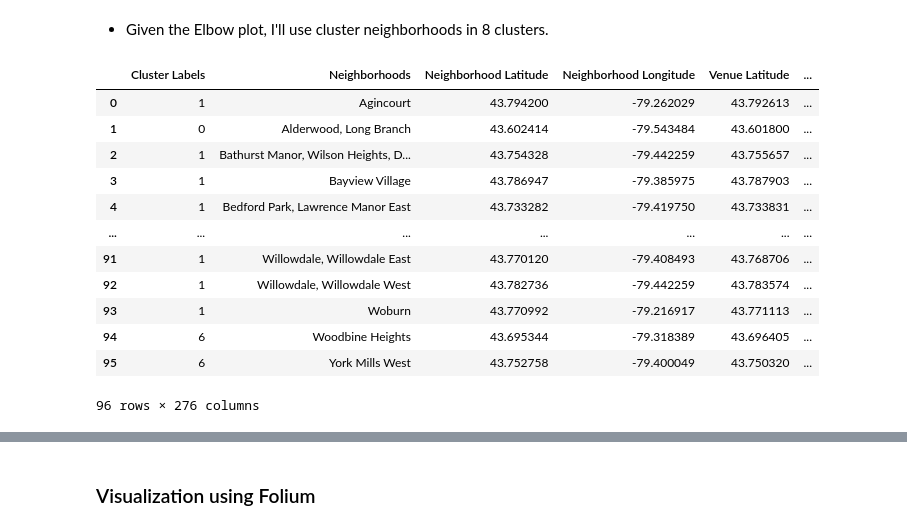
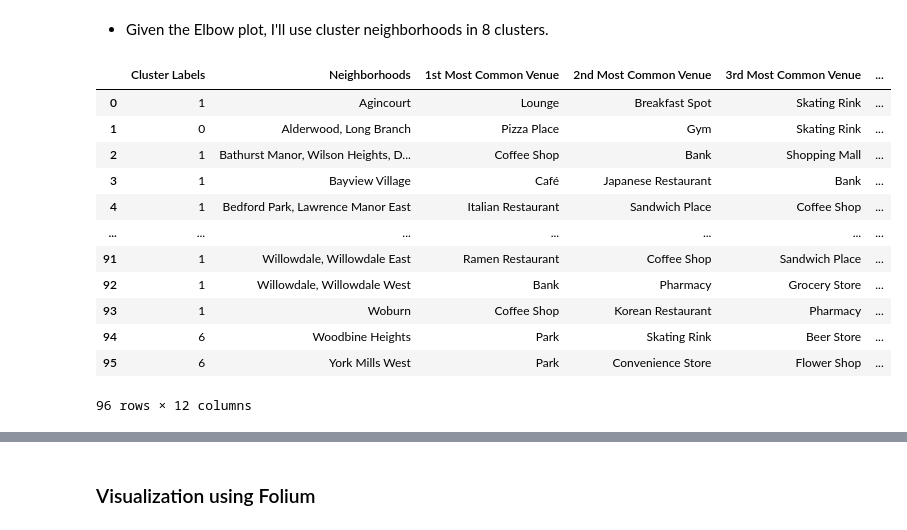
Before and after one commit to clsu22/Coursera_Capstone, a Jupyter notebook: capstone_project.ipynb, the cells around one changed output, grey strips where cells are left out. Drawn from its saved outputs; the diff is of its cells as text; code cells hidden in the pictures.

```diff
--- a/capstone_project.ipynb
+++ b/capstone_project.ipynb
@@ -278,17 +270,17 @@ kmeans = KMeans(n_clusters=kclusters, random_state=0).fit(toronto_grouped_cluste
 toronto_grouped.insert(0, 'Cluster Labels', kmeans.labels_)
-# %%
-toronto_grouped
-# %% [output]
-|  | Cluster Labels | Neighborhoods | Neighborhood Latitude | Neighborhood Longitude | Venue Latitude | ... |
-| 0 | 1 | Agincourt | 43.794200 | -79.262029 | 43.792613 | ... |
-| 1 | 0 | Alderwood, Long Branch | 43.602414 | -79.543484 | 43.601800 | ... |
-| 2 | 1 | Bathurst Manor, Wilson Heights, D... | 43.754328 | -79.442259 | 43.755657 | ... |
-| 3 | 1 | Bayview Village | 43.786947 | -79.385975 | 43.787903 | ... |
-| 4 | 1 | Bedford Park, Lawrence Manor East | 43.733282 | -79.419750 | 43.733831 | ... |
-| ... | ... | ... | ... | ... | ... | ... |
-| 91 | 1 | Willowdale, Willowdale East | 43.770120 | -79.408493 | 43.768706 | ... |
-| 92 | 1 | Willowdale, Willowdale West | 43.782736 | -79.442259 | 43.783574 | ... |
-| 93 | 1 | Woburn | 43.770992 | -79.216917 | 43.771113 | ... |
-| 94 | 6 | Woodbine Heights | 43.695344 | -79.318389 | 43.696405 | ... |
-| 95 | 6 | York Mills West | 43.752758 | -79.400049 | 43.750320 | ... |
-96 rows × 276 columns
+# %%
+neighborhoods_venues_sorted
+# %% [output]
+|  | Cluster Labels | Neighborhoods | 1st Most Common Venue | 2nd Most Common Venue | 3rd Most Common Venue | ... |
+| 0 | 1 | Agincourt | Lounge | Breakfast Spot | Skating Rink | ... |
+| 1 | 0 | Alderwood, Long Branch | Pizza Place | Gym | Skating Rink | ... |
+| 2 | 1 | Bathurst Manor, Wilson Heights, D... | Coffee Shop | Bank | Shopping Mall | ... |
+| 3 | 1 | Bayview Village | Café | Japanese Restaurant | Bank | ... |
+| 4 | 1 | Bedford Park, Lawrence Manor East | Italian Restaurant | Sandwich Place | Coffee Shop | ... |
+| ... | ... | ... | ... | ... | ... | ... |
+| 91 | 1 | Willowdale, Willowdale East | Ramen Restaurant | Coffee Shop | Sandwich Place | ... |
+| 92 | 1 | Willowdale, Willowdale West | Bank | Pharmacy | Grocery Store | ... |
+| 93 | 1 | Woburn | Coffee Shop | Korean Restaurant | Pharmacy | ... |
+| 94 | 6 | Woodbine Heights | Park | Skating Rink | Beer Store | ... |
+| 95 | 6 | York Mills West | Park | Convenience Store | Flower Shop | ... |
+96 rows × 12 columns
```
Also changed, not shown: parts of 11 cells of this notebook, 1 other file.
